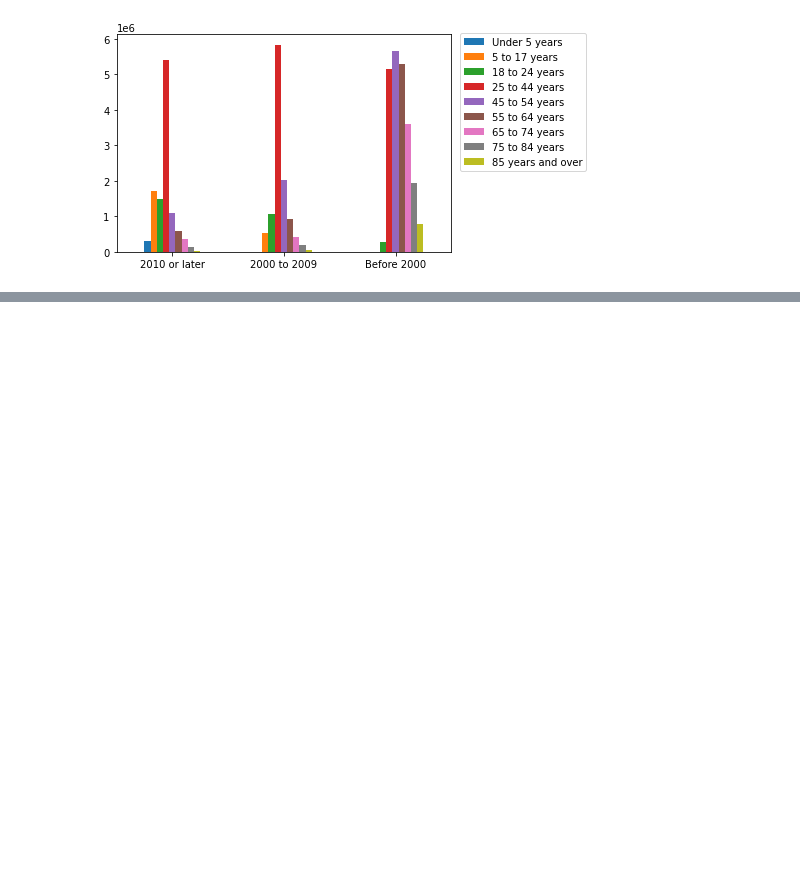
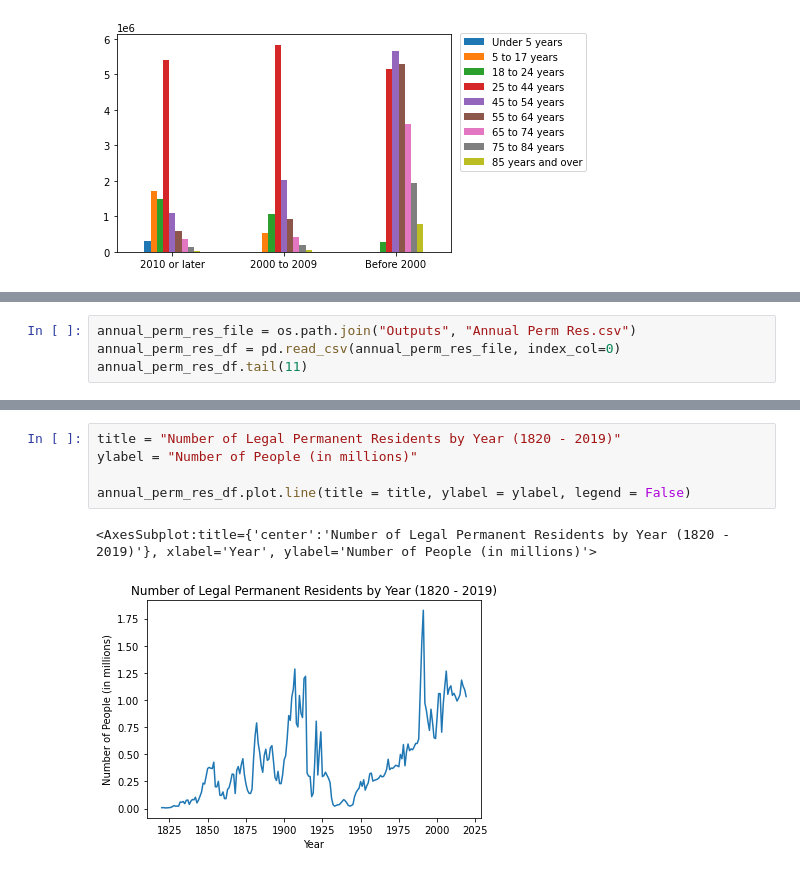
Before and after one commit to halabi93/Immigration-Data-Analysis, a Jupyter notebook: DataAnalysis.ipynb, the cells around one changed output, grey strips where cells are left out. Cells and saved outputs as stored; diff of their text form; blank space fills up the shorter version.

Commit message:
Visuals

```diff
--- a/DataAnalysis.ipynb
+++ b/DataAnalysis.ipynb
@@ -37,0 +143,4 @@ plt.legend(bbox_to_anchor=(1.01,1.03), loc="upper left");
+# %%
+annual_perm_res_file = os.path.join("Outputs", "Annual Perm Res.csv")
+annual_perm_res_df = pd.read_csv(annual_perm_res_file, index_col=0)
+annual_perm_res_df.tail(11)
@@ -37,0 +161,8 @@ plt.legend(bbox_to_anchor=(1.01,1.03), loc="upper left");
+# %%
+title = "Number of Legal Permanent Residents by Year (1820 - 2019)"
+ylabel = "Number of People (in millions)"
+
+annual_perm_res_df.plot.line(title = title, ylabel = ylabel, legend = False)
+# %% [output]
+<AxesSubplot:title={'center':'Number of Legal Permanent Residents by Year (1820 - 2019)'}, xlabel='Year', ylabel='Number of People (in millions)'>
+[figure, added]
```
Also changed, not shown: parts of 22 cells of this notebook, 2 other files.
